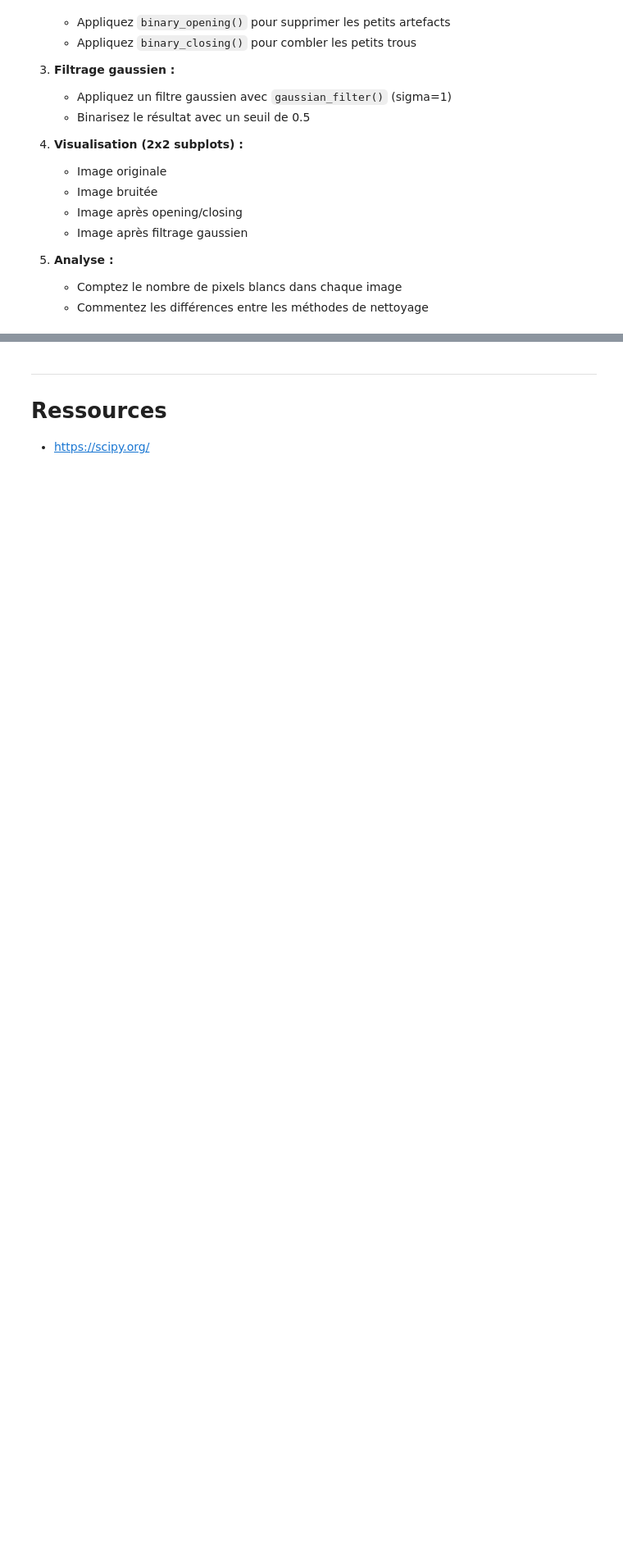
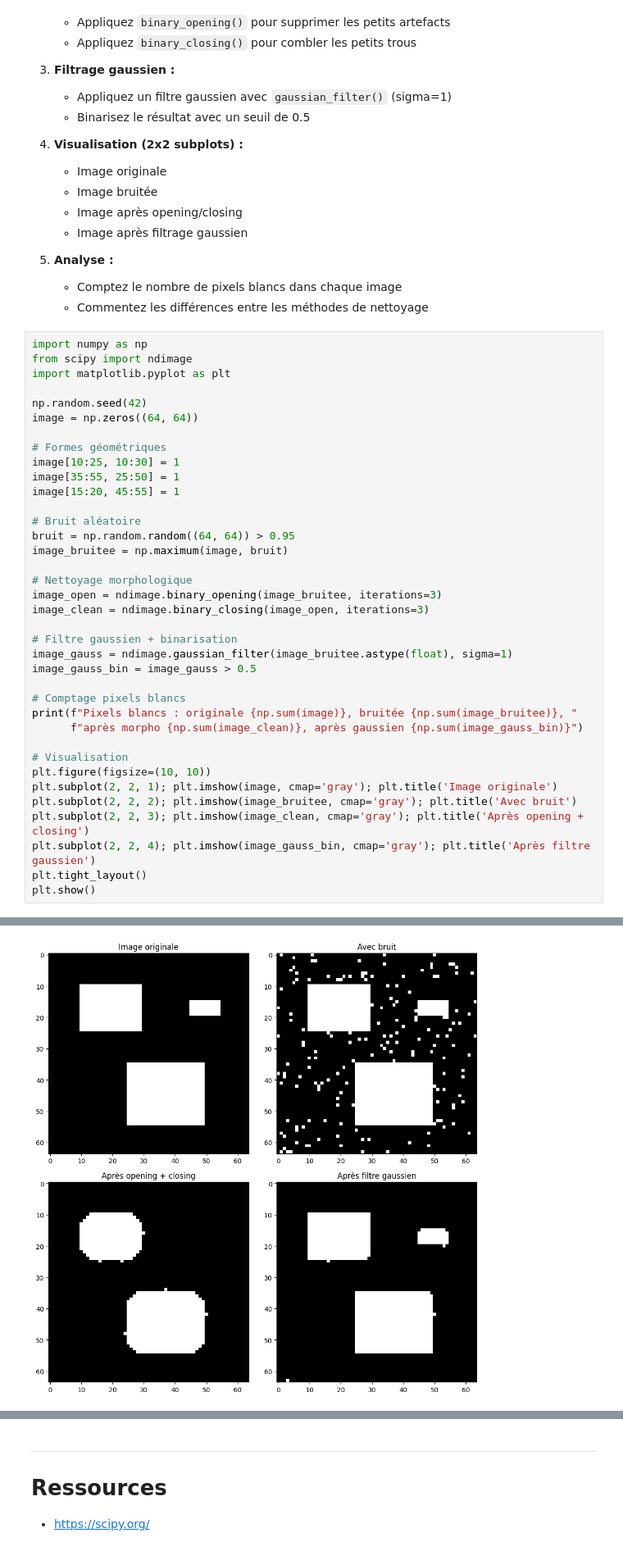
Before and after one commit to USMS-FPK-IA-GI-2025/controle-01-numpy-and-matplotlib-iris-Hajar120, a Jupyter notebook: exercices/exercices-pratiques-scipy.ipynb, the cells around one changed output, grey strips where cells are left out. Shown at 82% size. Saved outputs shown, nothing was run; the diff lists cells and outputs as text; blank space fills up the shorter version.

```diff
--- a/exercices/exercices-pratiques-scipy.ipynb
+++ b/exercices/exercices-pratiques-scipy.ipynb
@@ -1252,3 +785,41 @@ Vous préparez des images binaires pour un algorithme de détection d'objets.
 5. **Analyse :**
    - Comptez le nombre de pixels blancs dans chaque image
    - Commentez les différences entre les méthodes de nettoyage
+# %%
+import numpy as np
+from scipy import ndimage
+import matplotlib.pyplot as plt
+
+np.random.seed(42)
+image = np.zeros((64, 64))
+
+# Formes géométriques
+image[10:25, 10:30] = 1
+image[35:55, 25:50] = 1
+image[15:20, 45:55] = 1
+
+# Bruit aléatoire
+bruit = np.random.random((64, 64)) > 0.95
+image_bruitee = np.maximum(image, bruit)
+
+# Nettoyage morphologique
+image_open = ndimage.binary_opening(image_bruitee, iterations=3)
+image_clean = ndimage.binary_closing(image_open, iterations=3)
+
+# Filtre gaussien + binarisation
+image_gauss = ndimage.gaussian_filter(image_bruitee.astype(float), sigma=1)
+image_gauss_bin = image_gauss > 0.5
+
+# Comptage pixels blancs
+print(f"Pixels blancs : originale {np.sum(image)}, bruitée {np.sum(image_bruitee)}, "
+      f"après morpho {np.sum(image_clean)}, après gaussien {np.sum(image_gauss_bin)}")
+
+# Visualisation
+plt.figure(figsize=(10, 10))
+plt.subplot(2, 2, 1); plt.imshow(image, cmap='gray'); plt.title('Image originale')
+plt.subplot(2, 2, 2); plt.imshow(image_bruitee, cmap='gray'); plt.title('Avec bruit')
+plt.subplot(2, 2, 3); plt.imshow(image_clean, cmap='gray'); plt.title('Après opening + closing')
+plt.subplot(2, 2, 4); plt.imshow(image_gauss_bin, cmap='gray'); plt.title('Après filtre gaussien')
+plt.tight_layout()
+plt.show()
+# %% [output]
@@ -1255,3 +827,4 @@ Vous préparez des images binaires pour un algorithme de détection d'objets.
+[figure, added]
 # %% [markdown]
 ## Exercice 3.5 : Mini-projet - Classification Iris avec préparation SciPy
 **Niveau : ⭐⭐⭐ Avancé (Projet intégratif)**
```
Also changed, not shown: parts of 18 cells of this notebook.
